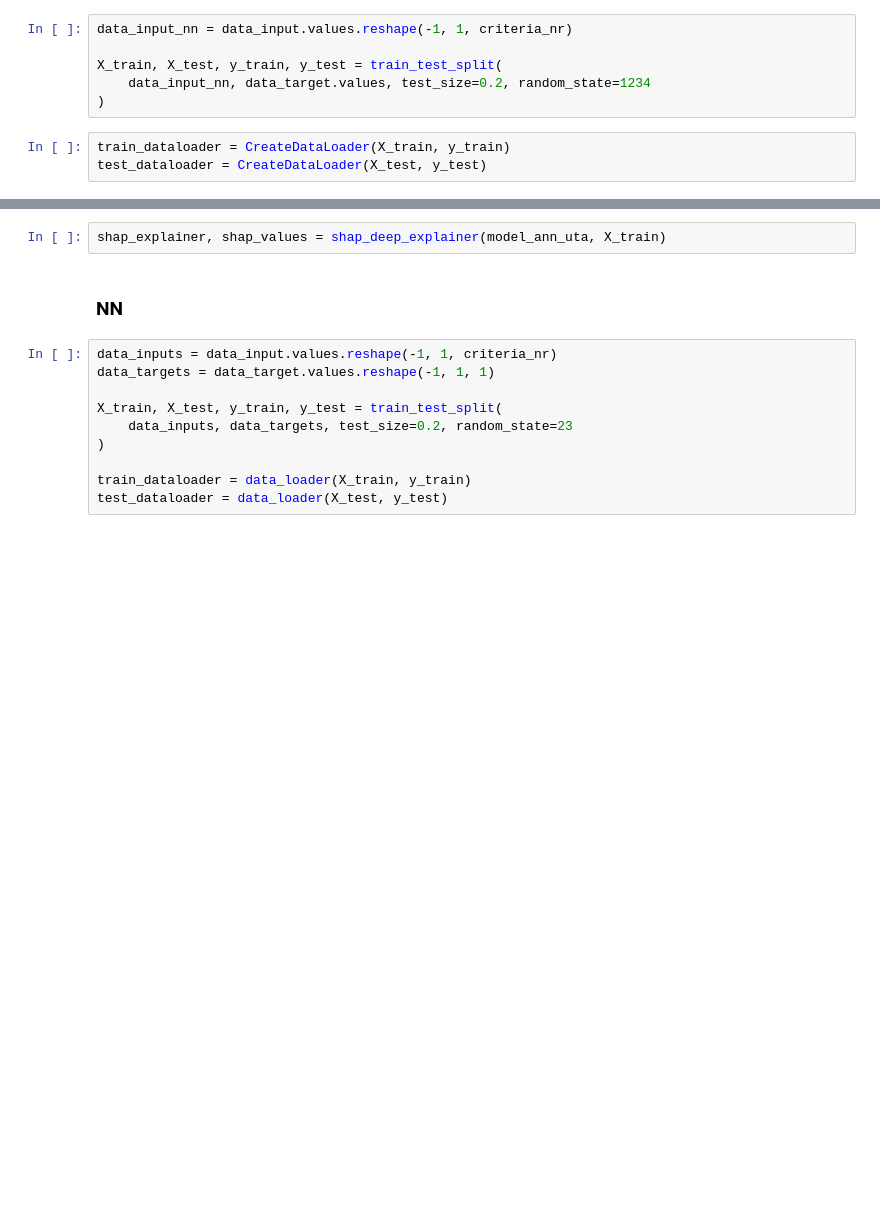
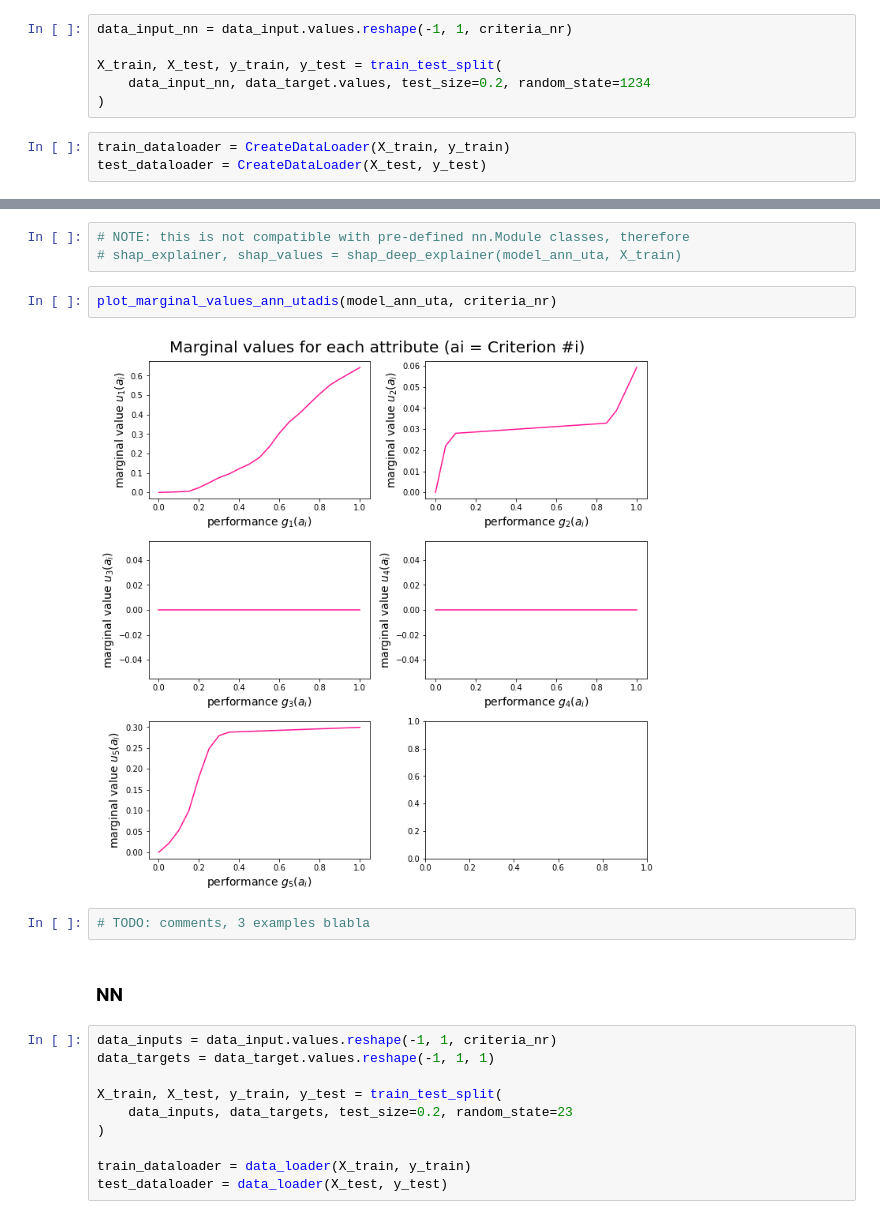
Before and after one commit to azywot/da-project3, a Jupyter notebook: Project3.ipynb, the cells around one changed output, grey strips where cells are left out. Drawn from its saved outputs; the diff is of its cells as text; blank space fills up the shorter version.

Commit message:
ann utadis marginals

```diff
--- a/Project3.ipynb
+++ b/Project3.ipynb
@@ -281,5 +283,12 @@ AUC test:       77.92%
-# %%
-shap_explainer, shap_values = shap_deep_explainer(model_ann_uta, X_train)
+# %%
+# NOTE: this is not compatible with pre-defined nn.Module classes, therefore
+# shap_explainer, shap_values = shap_deep_explainer(model_ann_uta, X_train)
+# %%
+plot_marginal_values_ann_utadis(model_ann_uta, criteria_nr)
+# %% [output]
+[figure, added]
+# %%
+# TODO: comments, 3 examples blabla
 # %% [markdown]
 ### NN
 # %%
```
Also changed, not shown: parts of 4 cells of this notebook, 1 other file.
